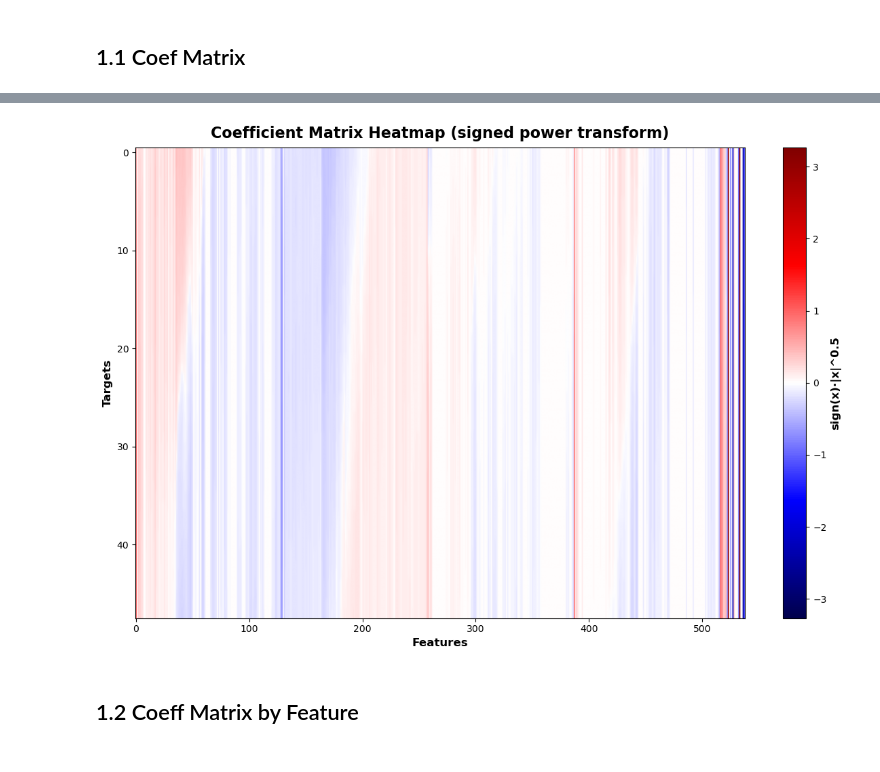
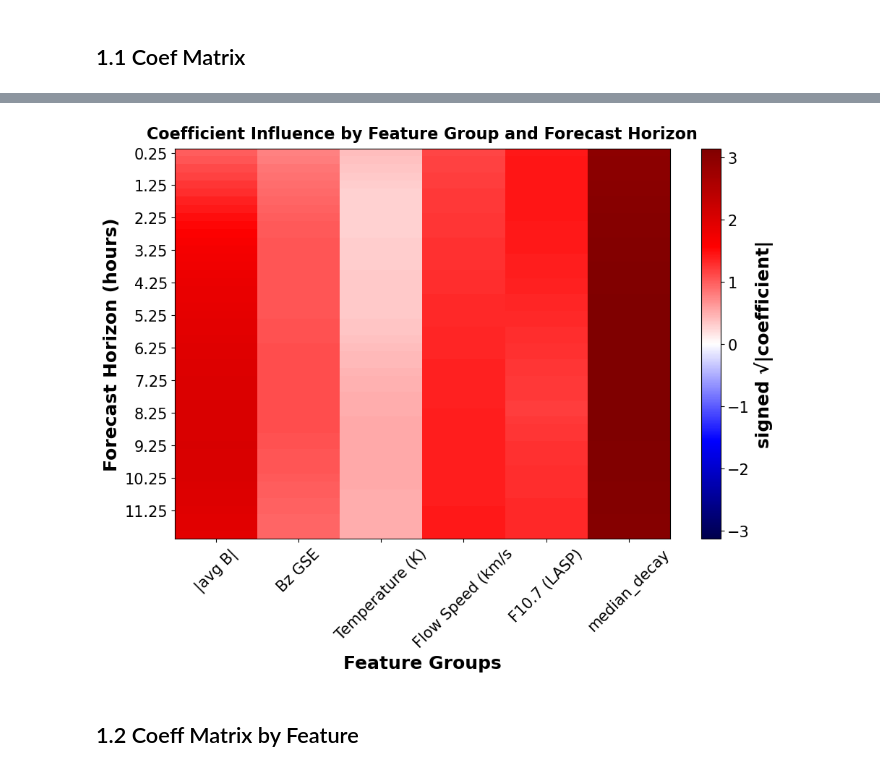
Before and after one commit to David-Student-Bern/MT, a Jupyter notebook: Analysis/modeling/tscv_coef.ipynb, the cells around one changed output, grey strips where cells are left out. Cells and saved outputs as stored; diff of their text form; code cells hidden in the pictures.

```diff
--- a/Analysis/modeling/tscv_coef.ipynb
+++ b/Analysis/modeling/tscv_coef.ipynb
@@ -140,7 +140,7 @@ select pipeline
 # %%
 Alpha = 0.1
 target = 'trend'
-number = '3'
+number = '4'
 
 #
 pipeline = pipelines[target][number][Alpha]
@@ -213,21 +283,63 @@ Active Coefficients: 18192/25824 (70.45%)
 # %%
+groups = [
+    "|avg B|",
+    "Bz GSE",
+    "Temperature (K)",
+    "Flow Speed (km/s",
+    "F10.7 (LASP)",
+    "median_decay"
+]
+
+# transform coefficients
 coeff_transformed = np.sign(coeff_matrix) * np.abs(coeff_matrix) ** 0.5
 
-plt.figure(figsize=(12, 8))
+# forecast horizons in hours
+horizons = np.arange(1, coeff_transformed.shape[0] + 1) / 4
+
+group_matrix = []
+
+for g in groups:
+
+    cols = [c for c in coeff_transformed.columns if c.startswith(g)]
+
+    if not cols:
+        group_matrix.append(np.zeros(len(horizons)))
+        continue
+
+    # strongest lag contribution
+    group_coeff = coeff_transformed[cols].abs().max(axis=1)
+
+    group_matrix.append(group_coeff.values)
+
+group_matrix = np.array(group_matrix).T
+
+plt.figure(figsize=(10,8))
+
 plt.imshow(
-    coeff_transformed,
+    group_matrix,
     aspect='auto',
     cmap='seismic',
-    vmin=-np.max(np.abs(coeff_transformed.values)),
-    vmax=np.max(np.abs(coeff_transformed.values))
+    vmin=-np.max(np.abs(group_matrix)),
+    vmax=np.max(np.abs(group_matrix))
 )
-plt.colorbar(label=f'sign(x)·|x|^{alpha}')
-plt.xlabel('Features')
-plt.ylabel('Targets')
-plt.title('Coefficient Matrix Heatmap (signed power transform)')
+
+plt.colorbar(label='signed √|coefficient|')
+
+plt.xticks(range(len(groups)), groups, rotation=45)
+
+plt.yticks(
+    np.arange(0, len(horizons), 4),
+    horizons[::4]
+)
+
+plt.xlabel("Feature Groups")
+plt.ylabel("Forecast Horizon (hours)")
+plt.title("Coefficient Influence by Feature Group and Forecast Horizon")
+
+plt.tight_layout()
 plt.show()
 # %% [output]
-[figure, old version]
+[figure, new version]
 # %% [markdown]
 ## 1.2 Coeff Matrix by Feature
 # %%
```
Also changed, not shown: parts of 8 cells of this notebook, 6 other files.
